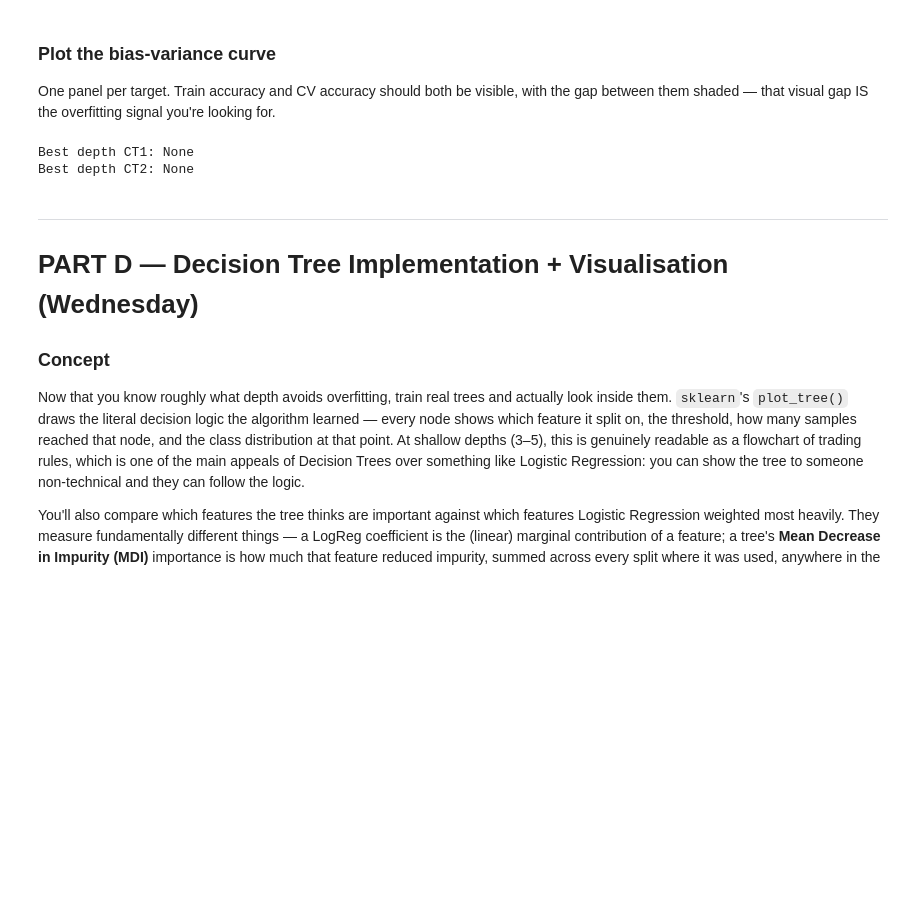
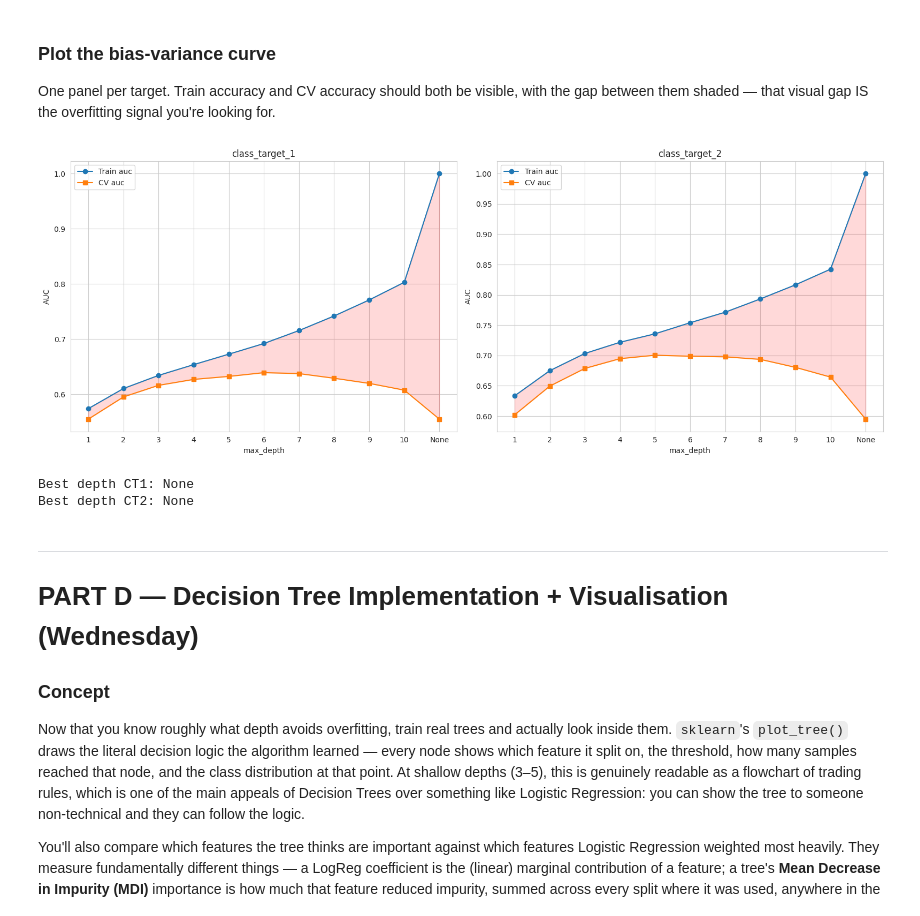
Before and after one commit to Jeshurun-B/EMA-optimizer-pipeline-v2, a Jupyter notebook: coolab_notebooks/week4_decision_trees_original.ipynb, the cells around one changed output. Cells and saved outputs as stored; diff of their text form; code cells hidden in the pictures; blank space fills up the shorter version.

```diff
--- a/coolab_notebooks/week4_decision_trees_original.ipynb
+++ b/coolab_notebooks/week4_decision_trees_original.ipynb
@@ -775,29 +806,32 @@ One panel per target. Train accuracy and CV accuracy should both be visible, wit
 # %%
 # ============================================================
 # TODO: Plot train vs CV accuracy across depths, one panel per target
 # ============================================================
-# fig, axes = plt.subplots(1, 2, figsize=(16, 6))
+fig, axes = plt.subplots(1, 2, figsize=(16, 6))
 #
-# TODO: for ax, target in zip(axes, ['class_target_1', 'class_target_2']):
-#   1. sub = bv_df[bv_df['target'] == target]
-#   2. x = range(len(sub))
-#   3. ax.plot(x, sub['train_acc'], marker='o', label='Train accuracy')
-#   4. ax.plot(x, sub['cv_acc'], marker='s', label='CV accuracy')
-#   5. ax.fill_between(x, sub['cv_acc'], sub['train_acc'], alpha=0.15, color='red')
-#   6. ax.set_xticks(x); ax.set_xticklabels(sub['depth'])
-#   7. ax.set_xlabel('max_depth'); ax.set_ylabel('Accuracy'); ax.set_title(target); ax.legend()
-#
-# plt.tight_layout(); plt.show()
+# TODO:
+for ax, target in zip(axes, ['class_target_1', 'class_target_2']):
+    sub = bv_df[bv_df['target'] == target]
+    x = range(len(sub))
+    ax.plot(x, sub['train_auc'], marker='o', label='Train auc')
+    ax.plot(x, sub['cv_auc'], marker='s', label='CV auc')
+    ax.fill_between(x, sub['cv_auc'], sub['train_auc'], alpha=0.15, color='red')
+    ax.set_xticks(x); ax.set_xticklabels(sub['depth'])
+    ax.set_xlabel('max_depth'); ax.set_ylabel('AUC'); ax.set_title(target); ax.legend()
+plt.tight_layout()
+plt.show()
 
 # TODO: after plotting, for each target print which depth has the HIGHEST cv_auc,
 #       and what the train-vs-cv gap is at that depth.
 #       (Hint: sub.loc[sub['cv_auc'].idxmax()] gets you the best row)
 
 # TODO answer in a comment:
 #   - At what depth does the gap become large (say, > 0.05)? That's roughly
 #     your overfitting boundary for this dataset.
 #   - Does the optimal depth differ between class_target_1 and class_target_2?
 #     If so, what might explain that — is one target "easier" to learn than the other?
+# %% [output]
+[figure, added]
 # %%
 # TODO: once you've identified the best depth from the plot above, store it here
 # so later cells can reference it without you re-reading the chart each time.
```
Also changed, not shown: parts of 5 cells of this notebook.
